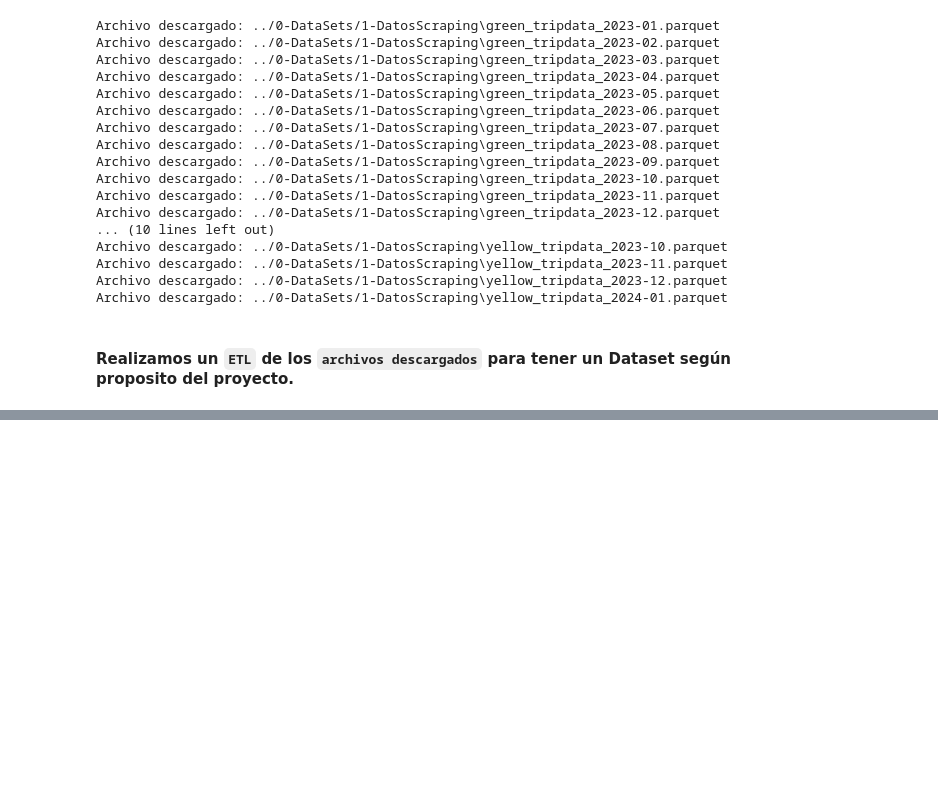
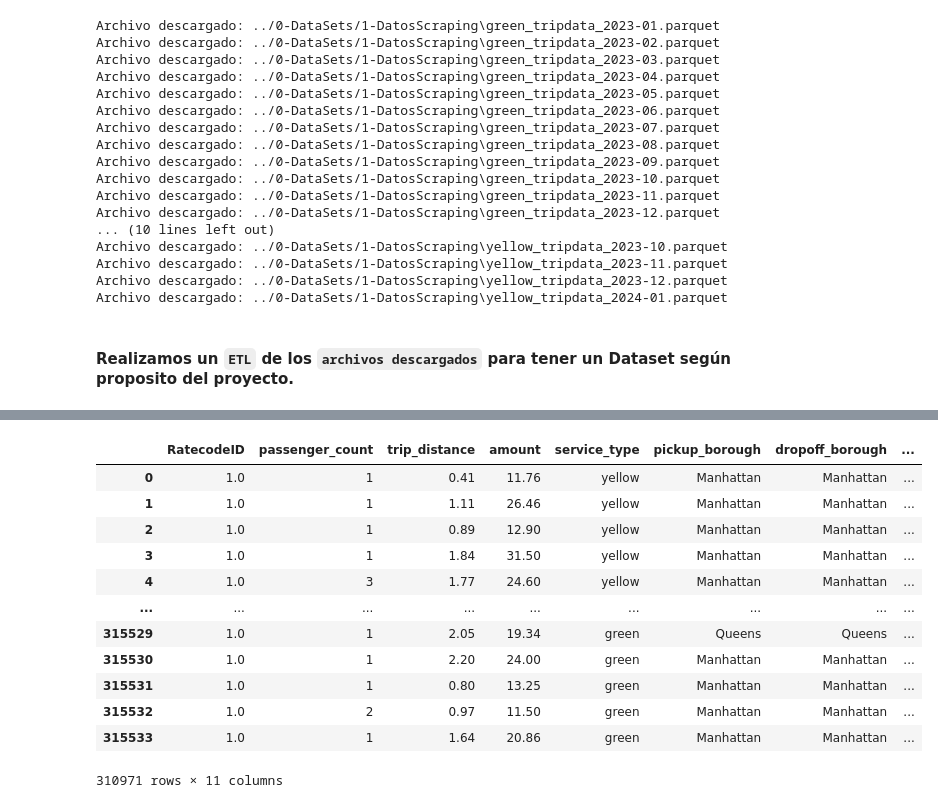
Before and after one commit to MAYKJOEL/Taxis-en-NYC-Sostenibilidad-y-Eficiencia, a Jupyter notebook: 0-Local/3-WebScraping/1-WebScrapingTaxisNYC.ipynb, the cells around one changed output, grey strips where cells are left out. Saved outputs shown, nothing was run; the diff lists cells and outputs as text; code cells hidden in the pictures; blank space fills up the shorter version.

```diff
--- a/0-Local/3-WebScraping/1-WebScrapingTaxisNYC.ipynb
+++ b/0-Local/3-WebScraping/1-WebScrapingTaxisNYC.ipynb
@@ -106,0 +652,24 @@ Archivo descargado: ../0-DataSets/1-DatosScraping\yellow_tripdata_2024-01.parque
+# %%
+# Assuming 'pickup_date' is the name of the column containing date strings
+taxisdf['pickup_date'] = pd.to_datetime(taxisdf['pickup_date'])
+taxisdf['dropoff_date'] = pd.to_datetime(taxisdf['dropoff_date'])
+# %%
+# Assuming 'pickup_time' is the name of the column containing time strings
+taxisdf['pickup_time'] = pd.to_datetime(taxisdf['pickup_time'], format='%H:%M:%S')
+taxisdf['dropoff_time'] = pd.to_datetime(taxisdf['dropoff_time'], format='%H:%M:%S')
+# %%
+taxisdf
+# %% [output]
+|  | RatecodeID | passenger_count | trip_distance | amount | service_type | pickup_borough | dropoff_borough | ... |
+| 0 | 1.0 | 1 | 0.41 | 11.76 | yellow | Manhattan | Manhattan | ... |
+| 1 | 1.0 | 1 | 1.11 | 26.46 | yellow | Manhattan | Manhattan | ... |
+| 2 | 1.0 | 1 | 0.89 | 12.90 | yellow | Manhattan | Manhattan | ... |
+| 3 | 1.0 | 1 | 1.84 | 31.50 | yellow | Manhattan | Manhattan | ... |
+| 4 | 1.0 | 3 | 1.77 | 24.60 | yellow | Manhattan | Manhattan | ... |
+| ... | ... | ... | ... | ... | ... | ... | ... | ... |
+| 315529 | 1.0 | 1 | 2.05 | 19.34 | green | Queens | Queens | ... |
+| 315530 | 1.0 | 1 | 2.20 | 24.00 | green | Manhattan | Manhattan | ... |
+| 315531 | 1.0 | 1 | 0.80 | 13.25 | green | Manhattan | Manhattan | ... |
+| 315532 | 1.0 | 2 | 0.97 | 11.50 | green | Manhattan | Manhattan | ... |
+| 315533 | 1.0 | 1 | 1.64 | 20.86 | green | Manhattan | Manhattan | ... |
+310971 rows × 11 columns
```
Also changed, not shown: parts of 41 cells of this notebook, 1 other file.
